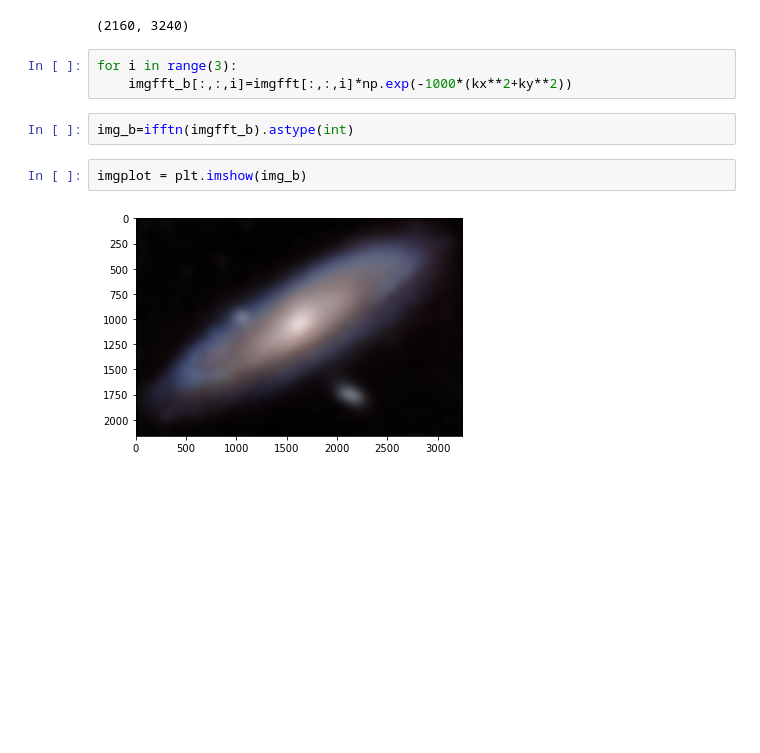
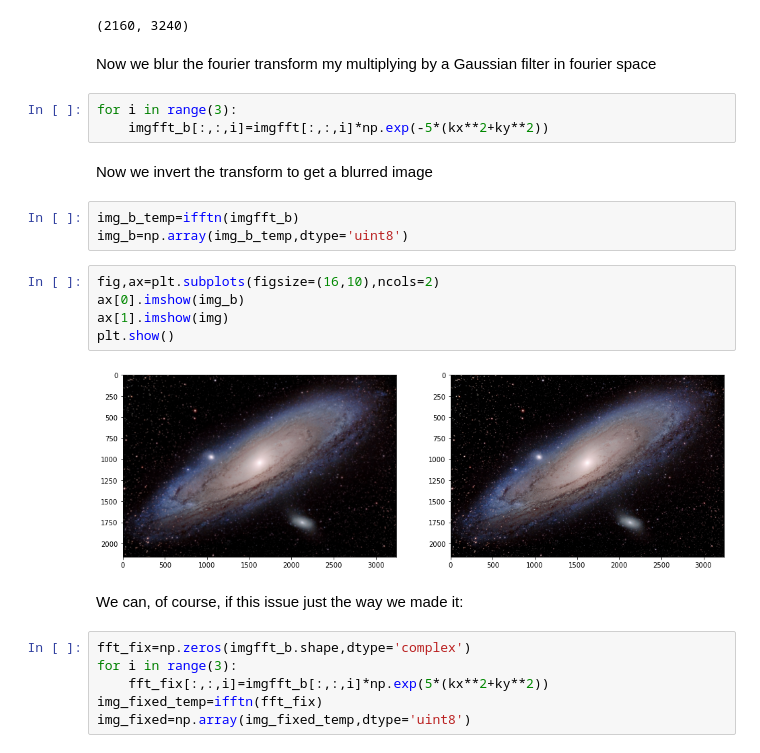
Before and after one commit to drgreen/Phys_105B_S23, a Jupyter notebook: FFT.ipynb, the cells around one changed output. Saved outputs shown, nothing was run; the diff lists cells and outputs as text; blank space fills up the shorter version.

```diff
--- a/FFT.ipynb
+++ b/FFT.ipynb
@@ -258,12 +269,28 @@ imgfft_b=imgfft
 kx.shape
 # %% [output]
 (2160, 3240)
+# %% [markdown]
+Now we blur the fourier transform my multiplying by a Gaussian filter in fourier space
 # %%
 for i in range(3):
-    imgfft_b[:,:,i]=imgfft[:,:,i]*np.exp(-1000*(kx**2+ky**2))
+    imgfft_b[:,:,i]=imgfft[:,:,i]*np.exp(-5*(kx**2+ky**2))
+# %% [markdown]
+Now we invert the transform to get a blurred image
 # %%
-img_b=ifftn(imgfft_b).astype(int)
+img_b_temp=ifftn(imgfft_b)
+img_b=np.array(img_b_temp,dtype='uint8')
 # %%
-imgplot = plt.imshow(img_b)
+fig,ax=plt.subplots(figsize=(16,10),ncols=2)
+ax[0].imshow(img_b)
+ax[1].imshow(img)
+plt.show()
 # %% [output]
-[figure, old version]
+[figure, new version]
+# %% [markdown]
+We can, of course, if this issue just the way we made it:
+# %%
+fft_fix=np.zeros(imgfft_b.shape,dtype='complex')
+for i in range(3):
+    fft_fix[:,:,i]=imgfft_b[:,:,i]*np.exp(5*(kx**2+ky**2))
+img_fixed_temp=ifftn(fft_fix)
+img_fixed=np.array(img_fixed_temp,dtype='uint8')
```
Also changed, not shown: parts of 11 cells of this notebook.
